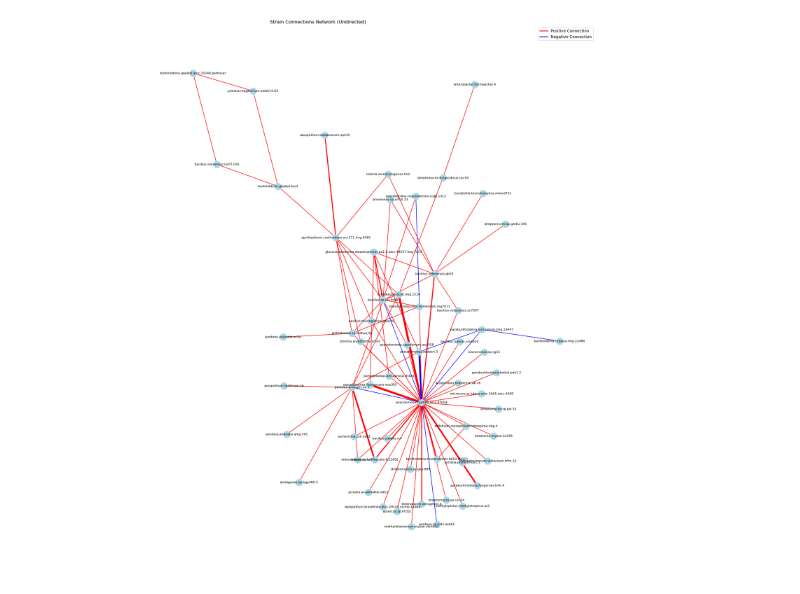
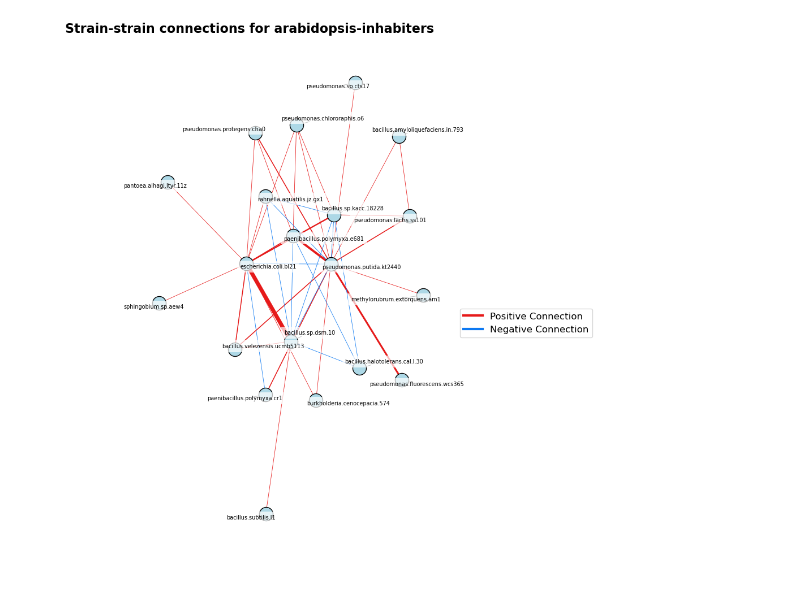
Before and after one commit to danielzmbp/NLP4Pheno, a Jupyter notebook: notebooks/network_triad_analysis.ipynb, the cells around one changed output. Saved outputs shown, nothing was run; the diff lists cells and outputs as text; code cells hidden in the pictures.

```diff
--- a/notebooks/network_triad_analysis.ipynb
+++ b/notebooks/network_triad_analysis.ipynb
@@ -52,6 +53,6 @@ Node: t__30818, Degree: 30
 # %%
 # Find all nodes with ner=STRAIN that are connected to "human" with INHABITS edge
-environment = "rice"
+environment = "arabidopsis"
 strain_nodes_connected_to_human = [
     node for node in G.nodes()
     if G.nodes[node].get('ner') == 'STRAIN' and
@@ -292,8 +238,11 @@ Total number of triad patterns: 3288
 # %%
-vertices = pd.read_csv("../../preds1100/strainselect/StrainSelect21_vertices.tab.txt", sep="\t")
+vertices = pd.read_csv(f"../../preds{dataset}/strainselect/StrainSelect21_vertices.tab.txt", sep="\t")
+# %%
+names = vertices[(vertices["StrainSelectID"]=="t__30867")&(vertices["vertex_type"]=="gss")].vertex.values
 # %%
 def get_strain_id(strain):
-    return vertices[(vertices["StrainSelectID"]==strain)&(vertices["vertex_type"]=="gss")].vertex.values[0]
+    names = vertices[(vertices["StrainSelectID"]==strain)&(vertices["vertex_type"]=="gss")].vertex.values
+    return min(names, key=len)
 # %%
 print("Strain-strain connections with strain IDs (sorted by total count, descending):")
 sorted_connections = sorted(strain_connections.items(), key=lambda x: sum(x[1].values()), reverse=True)
@@ -323,6 +272,7 @@ Strain-strain connections with strain IDs (sorted by total count, descending):
 # %%
 import networkx as nx
 import matplotlib.pyplot as plt
+from adjustText import adjust_text
 
 # Create an undirected graph
 G = nx.Graph()
@@ -333,43 +283,51 @@ for strains, connections in sorted_connections:
     strain2_id = get_strain_id(strains[1])
 
     if connections['positive'] > 0:
         G.add_edge(strain1_id, strain2_id, weight=connections['positive'], connection_type='positive')
 
     if connections['negative'] > 0:
         G.add_edge(strain1_id, strain2_id, weight=connections['negative'], connection_type='negative')
 
 # Set up the plot
-plt.figure(figsize=(20, 20))
+plt.figure(figsize=(10, 10))
 
 # Define layout
 pos = nx.nx_agraph.graphviz_layout(G)
 
-# Draw nodes
-nx.draw_networkx_nodes(G, pos, node_size=300, node_color='lightblue')
+# Draw nodes with a black outline
+nx.draw_networkx_nodes(G, pos, node_size=300, node_color='lightblue', edgecolors='black', linewidths=1)
 
 # Draw edges
 positive_edges = [(u, v) for (u, v, d) in G.edges(data=True) if d['connection_type'] == 'positive']
 negative_edges = [(u, v) for (u, v, d) in G.edges(data=True) if d['connection_type'] == 'negative']
 
 all_weights = [G[u][v]['weight'] for (u, v) in G.edges()]
 max_weight = max(all_weights)
 
-nx.draw_networkx_edges(G, pos, edgelist=positive_edges, edge_color='r',
+nx.draw_networkx_edges(G, pos, edgelist=positive_edges, edge_color='#E61A1A',
                        width=[G[u][v]['weight']/max_weight*5 for (u, v) in positive_edges])
-nx.draw_networkx_edges(G, pos, edgelist=negative_edges, edge_color='b',
+nx.draw_networkx_edges(G, pos, edgelist=negative_edges, edge_color='#0D79F2',
                        width=[G[u][v]['weight']/max_weight*5 for (u, v) in negative_edges])
 
-# Add labels
-nx.draw_networkx_labels(G, pos, font_size=8, font_family='sans-serif')
+# Add labels with improved visibility
+texts = []
+for node, (x, y) in pos.items():
+    texts.append(plt.text(x, y, node, fontsize=7, ha='center', va='center',
+                          bbox=dict(facecolor='white', edgecolor='none', alpha=0.7),
+                          zorder=10))  # Ensure text is on top
 
-plt.title("Strain Connections Network (Undirected)")
+# Adjust label positions to avoid overlap
+adjust_text(texts, arrowprops=dict(arrowstyle='-', color='k', lw=0.5))
+
+plt.title(f"Strain-strain connections for {environment}-inhabiters", fontsize=16, fontweight='bold')
 plt.axis('off')
 
-# Add a legend
-plt.plot([0], [0], color='r', label='Positive Connection', linewidth=2)
-plt.plot([0], [0], color='b', label='Negative Connection', linewidth=2)
-plt.legend()
+# Add a legend with increased visibility
+plt.plot([0], [0], color='#E61A1A', label='Positive Connection', linewidth=3)
+plt.plot([0], [0], color='#0D79F2', label='Negative Connection', linewidth=3)
+plt.legend(fontsize=12, loc='best', bbox_to_anchor=(1, 0.5))
 
+plt.savefig(f"figures/network/strain_strain_connections_{environment}.pdf", bbox_inches='tight')
 plt.tight_layout()
 # %% [output]
-[figure, old version]
+[figure, new version]
```
Also changed, not shown: parts of 12 cells of this notebook, 1 other file.
